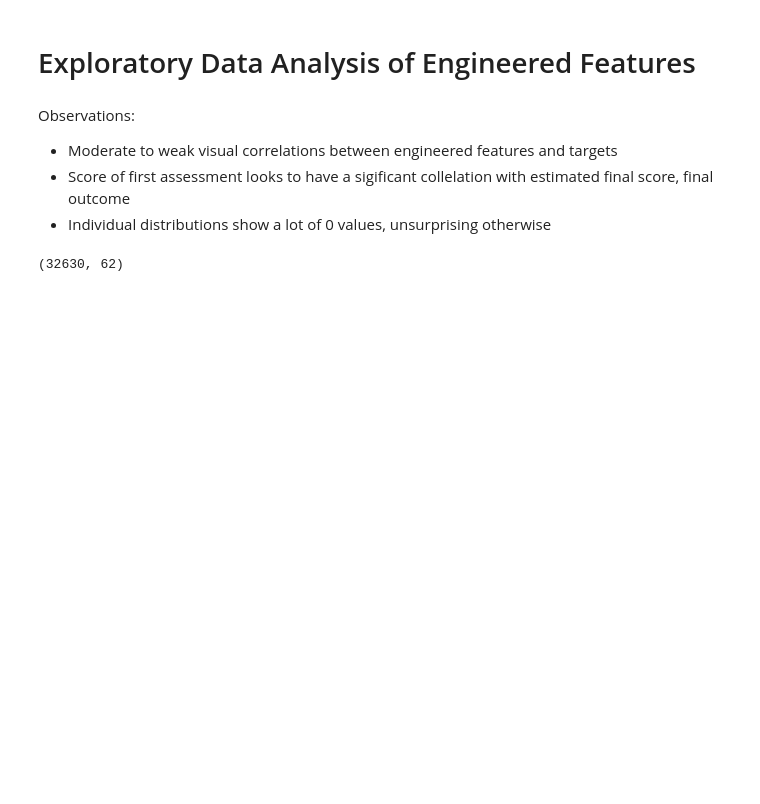
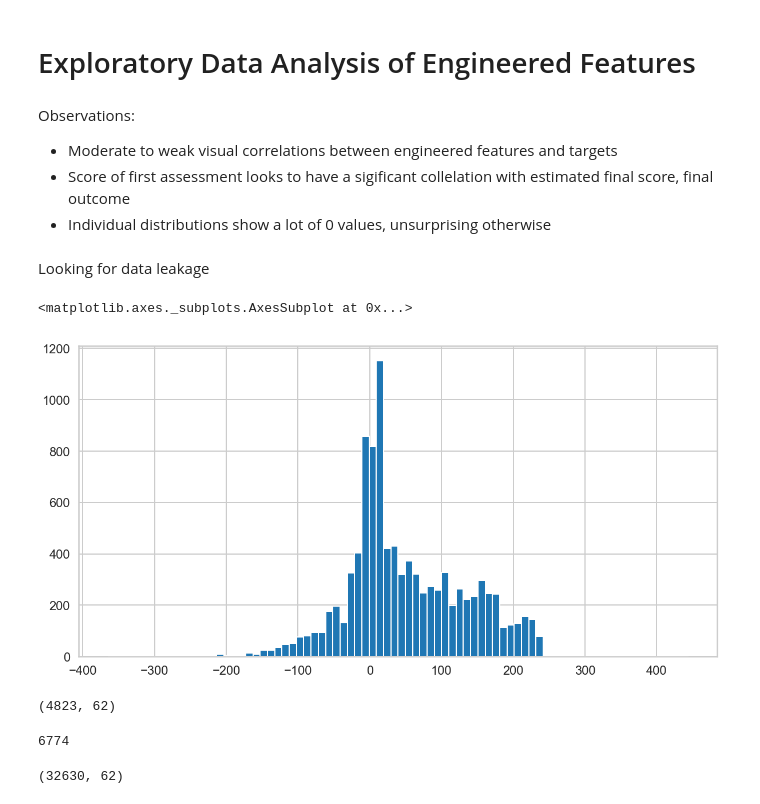
Before and after one commit to jeremymiller00/Predicting-Success-in-Online-Education, a Jupyter notebook: notebooks/features_eda.ipynb, the cells around one changed output. Drawn from its saved outputs; the diff is of its cells as text; code cells hidden in the pictures; blank space fills up the shorter version.

Commit message:
data exploration

```diff
--- a/notebooks/features_eda.ipynb
+++ b/notebooks/features_eda.ipynb
@@ -49,6 +49,21 @@ def scale_subset(df, columns):
     return pd.concat([num_scaled, categorical], axis = 1)
 # %%
 df = pd.read_csv('../data/processed/transformed_data_with_features.csv')
+# %% [markdown]
+Looking for data leakage
+# %%
+df['date_unregistration'].hist(bins=80)
+# %% [output]
+<matplotlib.axes._subplots.AxesSubplot at 0x...>
+[figure, added]
+# %%
+df[df['date_unregistration'] <= 25].shape
+# %% [output]
+(4823, 62)
+# %%
+df['days_early_first_assessment'].isna().sum()
+# %% [output]
+6774
 # %%
 df = df.fillna(value=0)
 # %%
```
Also changed, not shown: parts of 2 cells of this notebook, 1 other file.
